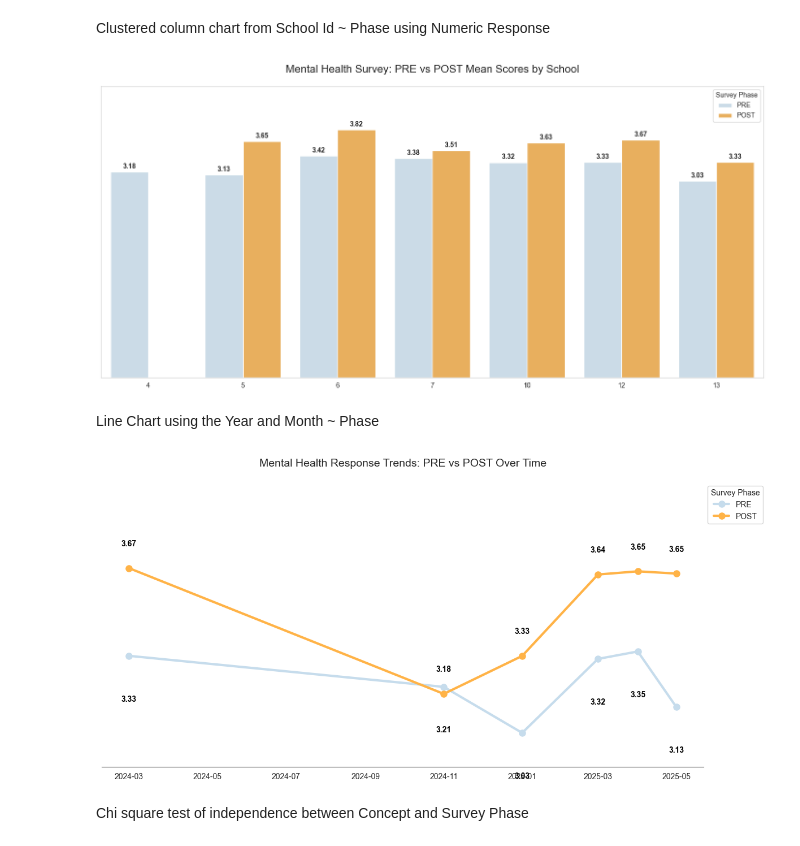
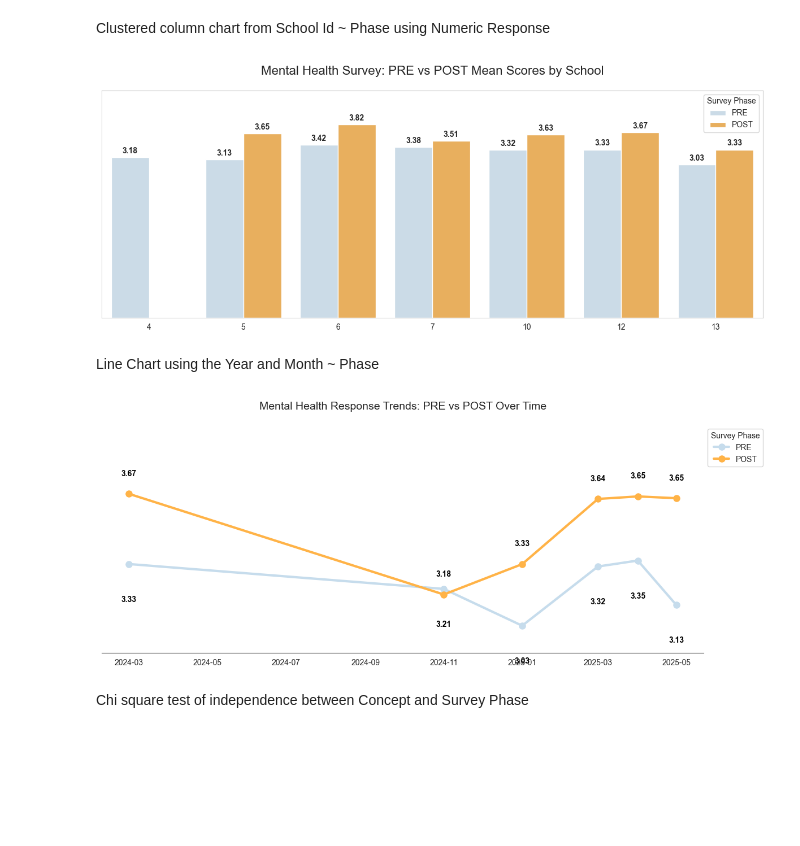
Before and after one commit to lorenald/survey-impact-analysis, a Jupyter notebook: DATA_PREPARATION.ipynb, the cells around one changed output. Cells and saved outputs as stored; diff of their text form; code cells hidden in the pictures; blank space fills up the shorter version.

Commit message:
graphs updates

```diff
--- a/DATA_PREPARATION.ipynb
+++ b/DATA_PREPARATION.ipynb
@@ -55,9 +57,9 @@ RESPONSES['HOUR_RANGES'] = pd.cut(RESPONSES['TIMESTAMPS'].dt.hour,bins=[0, 12, 1
 # %% [markdown]
 Filter Conditions to Create Numeric Response
 # %%
-#Concept Key C1, C66, C67 (Open ended), C19, C50, C70, C78, C79 (Different scale Likert)
+#Concept Key C1, C66, C67 (Open ended), C19, C50, C70, C78, C79 (Different scale Likert), and Eliminate manually the null values in the grouping C068-SESSION_RATING, C051-LIKELIHOOD_SUPPORT_SEEKING, C049LIKELIHOOD_COPING_STRATEGY_USE
 #Survey Type ACA, PER
-RESPONSES = RESPONSES >> mask(X.SURVEY_TYPE.isin(['ACA', 'MEN'])) >> mask(~(X.CONCEPT_KEY.isin(['C001', 'C019', 'C049', 'C050', 'C051','C066', 'C067', 'C068', 'C070', 'C078', 'C079'])))
+RESPONSES = RESPONSES >> mask(X.SURVEY_TYPE.isin(['ACA', 'MEN'])) >> mask(~(X.CONCEPT_KEY.isin(['C001', 'C019', 'C049', 'C050', 'C051','C066', 'C067', 'C068', 'C070', 'C078', 'C079', 'C080'])))
 # %% [markdown]
 Mapping for Likert scale and numeric responses
 # %%
@@ -150,24 +152,24 @@ Clustered column chart from School Id ~ Phase using Numeric Response
 # %%
 # Calculate the mean score per Concept and Phase
 df = (RESPONSES >> select(X.SCHOOL_ID, X.SURVEY_PHASE, X.NUMERIC_RESPONSE) >> transmute(SCHOOL= X.SCHOOL_ID, PHASE = X.SURVEY_PHASE, RESPONSE = X.NUMERIC_RESPONSE))
 df = df.dropna() >> mask(X.PHASE.isin(['PRE', 'POST']))
 df = (df >> group_by(X.SCHOOL, X.PHASE) >> summarize(RESPONSE = mean(X.RESPONSE)) >> ungroup() >> arrange(X.PHASE, ascending=True))
 # Create the Clustered Column Chart
-plt.figure(figsize=(14, 7))
+plt.figure(figsize=(12, 5))
 sns.set_style("whitegrid")
 chart = sns.barplot(data=df,x='SCHOOL',y='RESPONSE',hue='PHASE',palette={'PRE': "#c6dcec", 'POST': '#ffb347'}) # Light Blue for PRE, Orange for POST
 for container in chart.containers:
     chart.bar_label(container,fmt='%.2f',padding=3,fontsize=10,fontweight='bold'    )
 # Styling and Labels
 plt.title('Mental Health Survey: PRE vs POST Mean Scores by School', fontsize=16, pad=20)
 plt.xlabel('')
 plt.ylabel('')
 plt.yticks([])
 plt.ylim(0, 4.5) # Since the scale is 1-5
 plt.legend(title='Survey Phase')
 plt.tight_layout()
 # %% [output]
-[figure, old version]
+[figure, new version]
 # %% [markdown]
 Line Chart using the Year and Month ~ Phase
 # %%
@@ -178,7 +180,7 @@ df = (df >> group_by(X.DATE, X.PHASE) >> summarize(RESPONSE = mean(X.RESPONSE))
 df['DATE'] = pd.to_datetime(df['DATE'])
 df = df.sort_values(by=['DATE', 'PHASE'])
 palette = {'PRE': "#c6dcec", 'POST': '#ffb347'}
-plt.figure(figsize=(12, 6))
+plt.figure(figsize=(12, 5))
 sns.set_style("white")
 palette = {'PRE': "#c6dcec", 'POST': '#ffb347'}
 for phase in ['PRE', 'POST']:
@@ -203,7 +205,7 @@ plt.ylim(2.9, 4) # Adjust based on your specific data range
 plt.tight_layout()
 plt.show()
 # %% [output]
-[figure, old version]
+[figure, new version]
 # %% [markdown]
 Chi square test of independence between Concept and Survey Phase
 # %%
```
Also changed, not shown: parts of 7 cells of this notebook.
